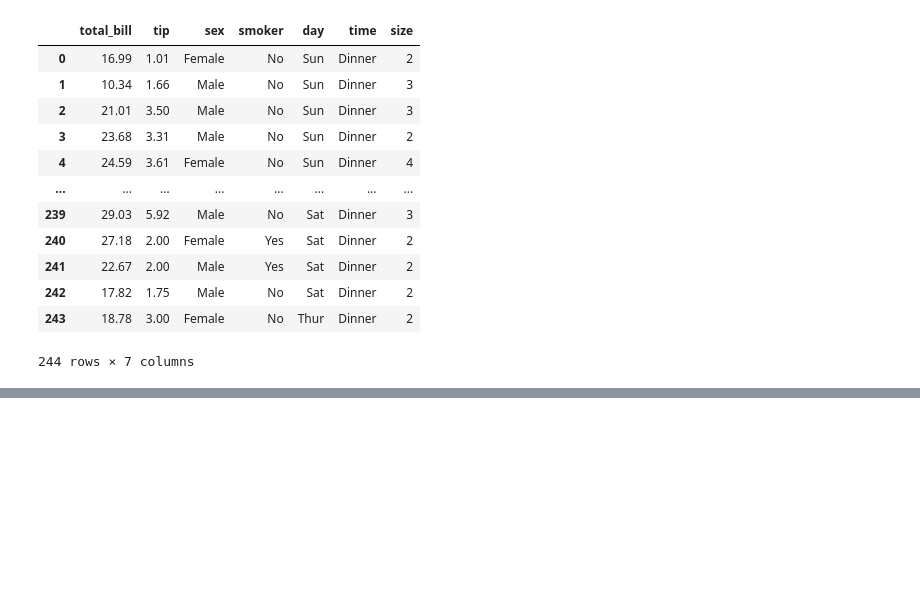
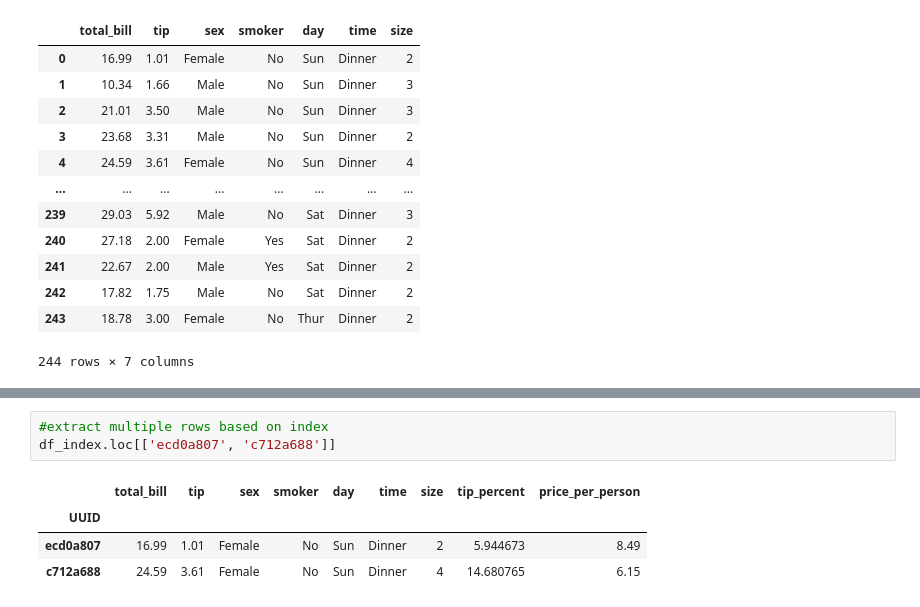
Before and after one commit to chestergarett/ml_pathway, a Jupyter notebook: pandas_101.ipynb, the cells around one changed output, grey strips where cells are left out. Saved outputs shown, nothing was run; the diff lists cells and outputs as text; blank space fills up the shorter version.

```diff
--- a/pandas_101.ipynb
+++ b/pandas_101.ipynb
@@ -101,0 +203,8 @@ df
+# %%
+#extract multiple rows based on index
+df_index.loc[['ecd0a807', 'c712a688']]
+# %% [output]
+|  | total_bill | tip | sex | smoker | day | time | size | tip_percent | price_per_person |
+| UUID |  |  |  |  |  |  |  |  |  |
+| ecd0a807 | 16.99 | 1.01 | Female | No | Sun | Dinner | 2 | 5.944673 | 8.49 |
+| c712a688 | 24.59 | 3.61 | Female | No | Sun | Dinner | 4 | 14.680765 | 6.15 |
```
Also changed, not shown: parts of 15 cells of this notebook.
